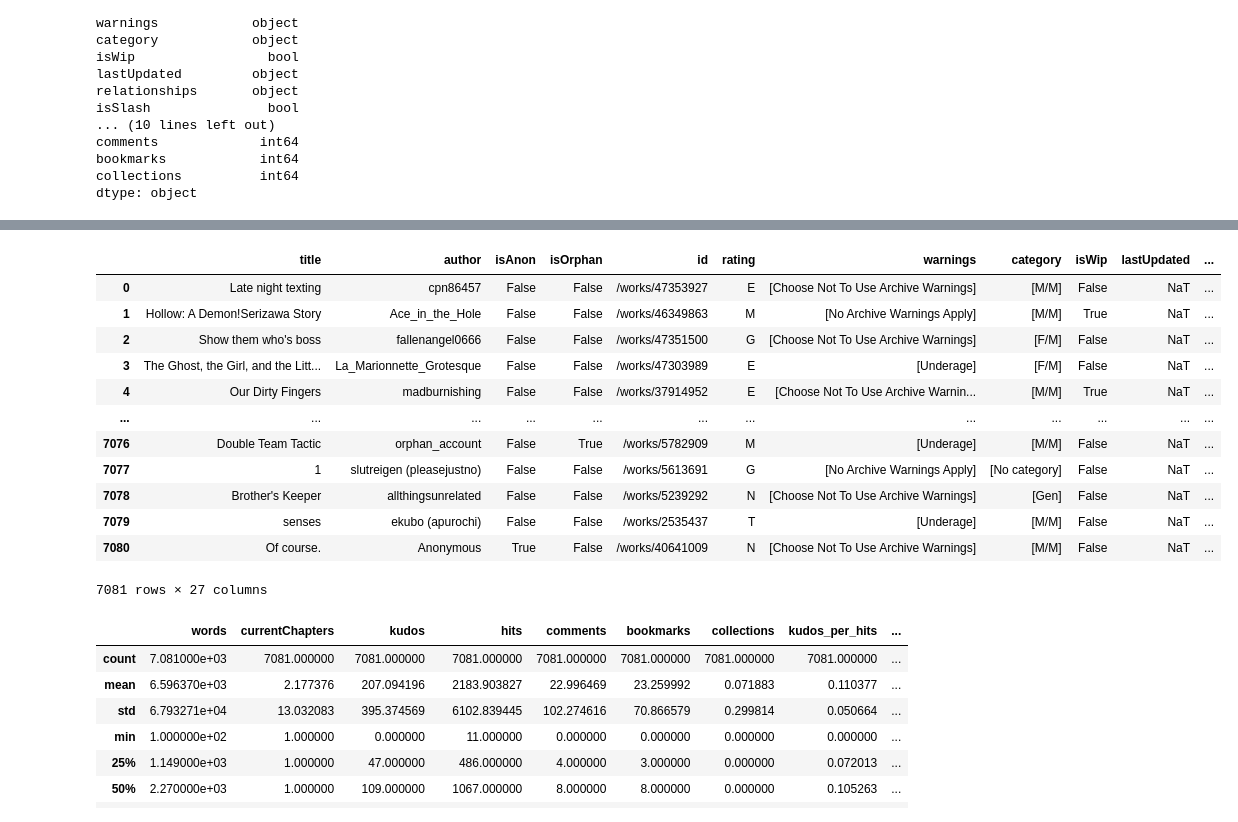
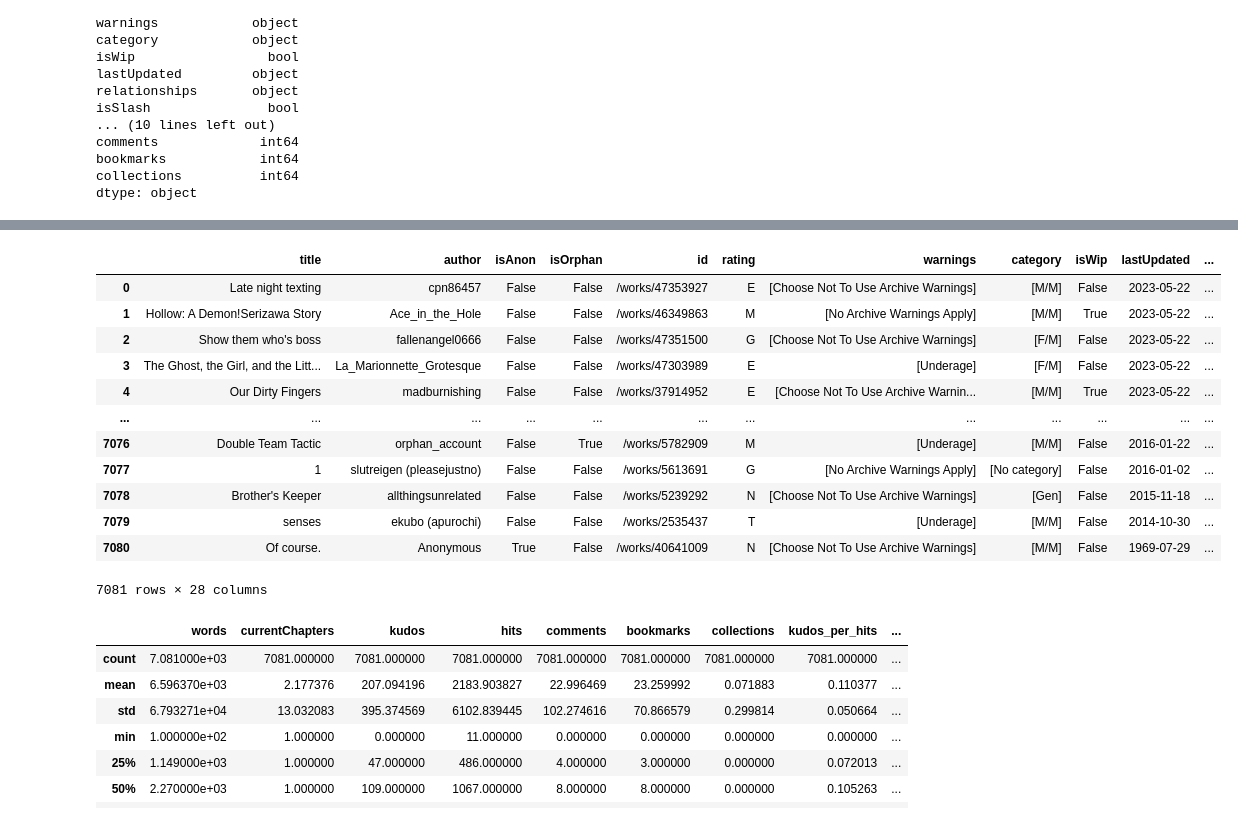
Before and after one commit to ani-exe/simple_ao3_scraper, a Jupyter notebook: notebook.ipynb, the cells around one changed output, grey strips where cells are left out. Saved outputs shown, nothing was run; the diff lists cells and outputs as text; code cells hidden in the pictures.

```diff
--- a/notebook.ipynb
+++ b/notebook.ipynb
@@ -28,28 +44,29 @@ dtype: object
 # %%
 # kudos / hits can be useful for another view (altho favors newer works & oneshots)
 # versus overall stats which favors multichap & older
 # wonder what the balance would be here.
 
 df = df.assign(kudos_per_hits = df.kudos / df.hits)
-df['lastUpdated'] = pd.to_datetime(pd.to_datetime(df['lastUpdated'],format='%Y-%m-%d', errors='coerce'))
+df['lastUpdated'] = pd.to_datetime(df['lastUpdated']).apply(lambda x: x.strftime('%Y-%m-%d')if not pd.isnull(x) else '')
+df['date'] = pd.to_datetime(df['lastUpdated'])
 df['rating'] = df['rating'].str[:1]
 
 df = df.assign(numSeries = df['seriesMeta'].str.len())
 df
 # %% [output]
 |  | title | author | isAnon | isOrphan | id | rating | warnings | category | isWip | lastUpdated | ... |
-| 0 | Late night texting | cpn86457 | False | False | /works/47353927 | E | [Choose Not To Use Archive Warnings] | [M/M] | False | NaT | ... |
-| 1 | Hollow: A Demon!Serizawa Story | Ace_in_the_Hole | False | False | /works/46349863 | M | [No Archive Warnings Apply] | [M/M] | True | NaT | ... |
-| 2 | Show them who's boss | fallenangel0666 | False | False | /works/47351500 | G | [Choose Not To Use Archive Warnings] | [F/M] | False | NaT | ... |
-| 3 | The Ghost, the Girl, and the Litt... | La_Marionnette_Grotesque | False | False | /works/47303989 | E | [Underage] | [F/M] | False | NaT | ... |
-| 4 | Our Dirty Fingers | madburnishing | False | False | /works/37914952 | E | [Choose Not To Use Archive Warnin... | [M/M] | True | NaT | ... |
+| 0 | Late night texting | cpn86457 | False | False | /works/47353927 | E | [Choose Not To Use Archive Warnings] | [M/M] | False | 2023-05-22 | ... |
+| 1 | Hollow: A Demon!Serizawa Story | Ace_in_the_Hole | False | False | /works/46349863 | M | [No Archive Warnings Apply] | [M/M] | True | 2023-05-22 | ... |
+| 2 | Show them who's boss | fallenangel0666 | False | False | /works/47351500 | G | [Choose Not To Use Archive Warnings] | [F/M] | False | 2023-05-22 | ... |
+| 3 | The Ghost, the Girl, and the Litt... | La_Marionnette_Grotesque | False | False | /works/47303989 | E | [Underage] | [F/M] | False | 2023-05-22 | ... |
+| 4 | Our Dirty Fingers | madburnishing | False | False | /works/37914952 | E | [Choose Not To Use Archive Warnin... | [M/M] | True | 2023-05-22 | ... |
 | ... | ... | ... | ... | ... | ... | ... | ... | ... | ... | ... | ... |
-| 7076 | Double Team Tactic | orphan_account | False | True | /works/5782909 | M | [Underage] | [M/M] | False | NaT | ... |
-| 7077 | 1 | slutreigen (pleasejustno) | False | False | /works/5613691 | G | [No Archive Warnings Apply] | [No category] | False | NaT | ... |
-| 7078 | Brother's Keeper | allthingsunrelated | False | False | /works/5239292 | N | [Choose Not To Use Archive Warnings] | [Gen] | False | NaT | ... |
-| 7079 | senses | ekubo (apurochi) | False | False | /works/2535437 | T | [Underage] | [M/M] | False | NaT | ... |
-| 7080 | Of course. | Anonymous | True | False | /works/40641009 | N | [Choose Not To Use Archive Warnings] | [M/M] | False | NaT | ... |
+| 7076 | Double Team Tactic | orphan_account | False | True | /works/5782909 | M | [Underage] | [M/M] | False | 2016-01-22 | ... |
+| 7077 | 1 | slutreigen (pleasejustno) | False | False | /works/5613691 | G | [No Archive Warnings Apply] | [No category] | False | 2016-01-02 | ... |
+| 7078 | Brother's Keeper | allthingsunrelated | False | False | /works/5239292 | N | [Choose Not To Use Archive Warnings] | [Gen] | False | 2015-11-18 | ... |
+| 7079 | senses | ekubo (apurochi) | False | False | /works/2535437 | T | [Underage] | [M/M] | False | 2014-10-30 | ... |
+| 7080 | Of course. | Anonymous | True | False | /works/40641009 | N | [Choose Not To Use Archive Warnings] | [M/M] | False | 1969-07-29 | ... |
-7081 rows × 27 columns
+7081 rows × 28 columns
 # %%
 df.describe()
 # %% [output]
```
Also changed, not shown: parts of 15 cells of this notebook.
